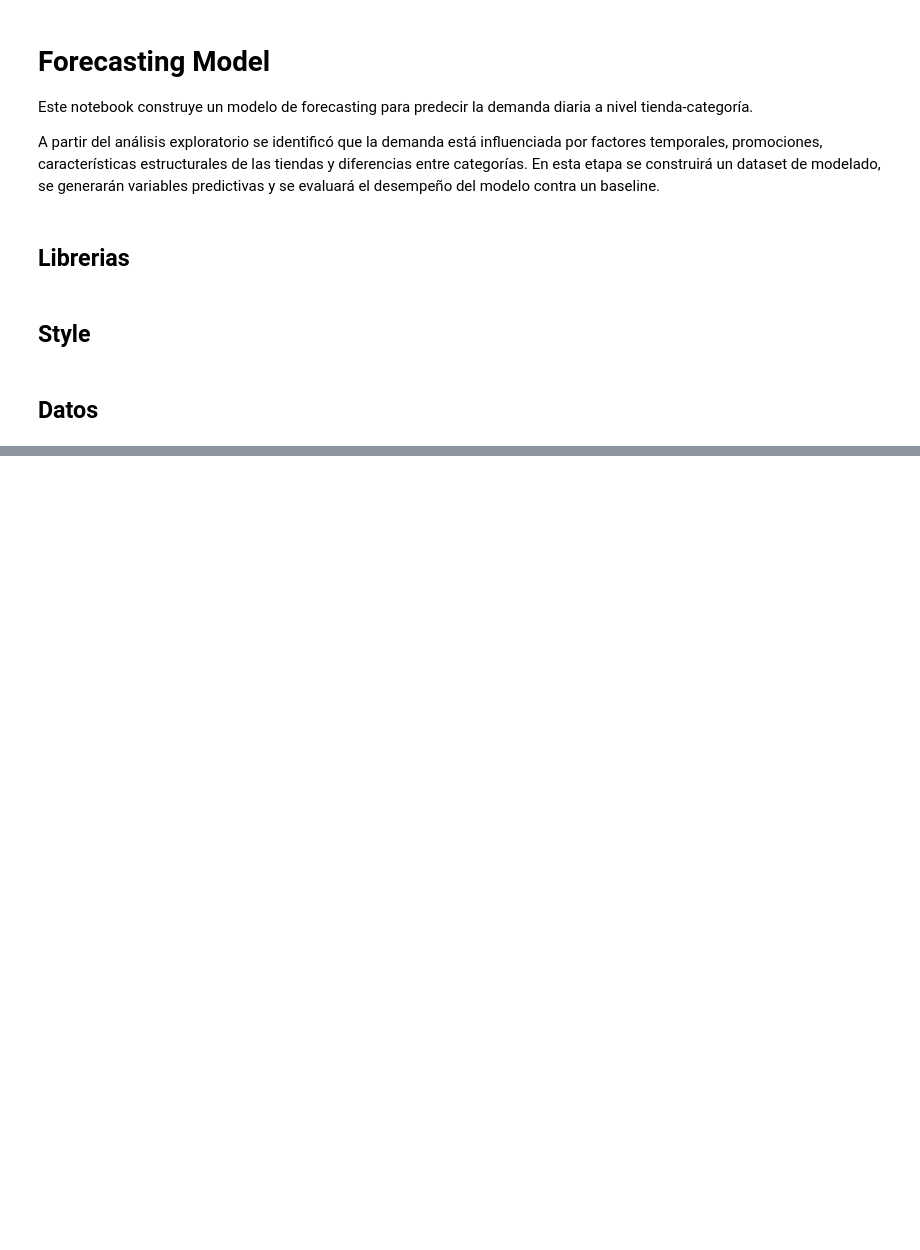
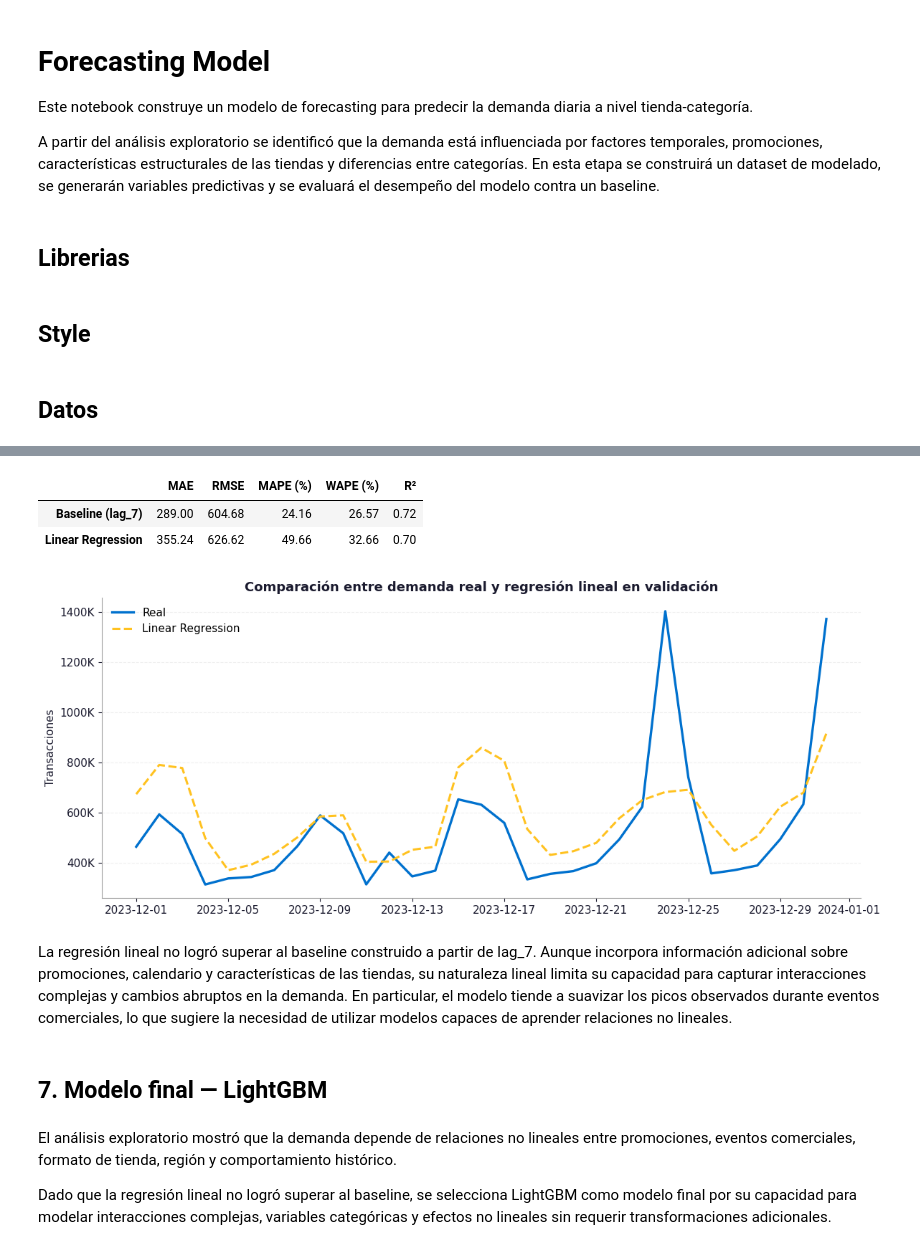
Before and after one commit to vanessagom/retail-demand-forecast, a Jupyter notebook: notebooks/train_forecast_model.ipynb, the cells around one changed output, grey strips where cells are left out. Saved outputs shown, nothing was run; the diff lists cells and outputs as text; code cells hidden in the pictures; blank space fills up the shorter version.

```diff
--- a/notebooks/train_forecast_model.ipynb
+++ b/notebooks/train_forecast_model.ipynb
@@ -97,0 +592,78 @@ print(df.dtypes.to_string())
+# %%
+linear_pred_valid = linear_model.predict(X_valid)
+
+linear_results = evaluate_forecast(
+    y_valid,
+    linear_pred_valid
+)
+
+linear_results.index = ["Linear Regression"]
+
+comparison = pd.concat([
+    baseline_results,
+    linear_results
+])
+
+comparison.round(2)
+# %% [output]
+|  | MAE | RMSE | MAPE (%) | WAPE (%) | R² |
+| Baseline (lag_7) | 289.00 | 604.68 | 24.16 | 26.57 | 0.72 |
+| Linear Regression | 355.24 | 626.62 | 49.66 | 32.66 | 0.70 |
+# %%
+valid_plot_lr = (
+    valid
+    .assign(pred_linear=linear_pred_valid)
+    .groupby("date", as_index=False)
+    .agg(
+        real=("total_transactions", "sum"),
+        linear=("pred_linear", "sum")
+    )
+)
+
+fig, ax = plt.subplots(figsize=(12, 5))
+
+ax.plot(
+    valid_plot_lr["date"],
+    valid_plot_lr["real"],
+    color=WALMART_BLUE,
+    linewidth=2.4,
+    label="Real"
+)
+
+ax.plot(
+    valid_plot_lr["date"],
+    valid_plot_lr["linear"],
+    color=WALMART_YELLOW,
+    linewidth=2.2,
+    linestyle="--",
+    label="Linear Regression"
+)
+
+ax.set_title(
+    "Comparación entre demanda real y regresión lineal en validación",
+    fontsize=13,
+    fontweight="bold",
+    color=WALMART_DARK
+)
+
+ax.set_xlabel("")
+ax.set_ylabel("Transacciones")
+ax.grid(axis="y", linestyle="--", alpha=0.20)
+ax.legend(frameon=False)
+
+ax.yaxis.set_major_formatter(
+    mtick.FuncFormatter(lambda x, _: f"{x/1000:.0f}K")
+)
+
+plt.tight_layout()
+plt.show()
+# %% [output]
+[figure, added]
+# %% [markdown]
+La regresión lineal no logró superar al baseline construido a partir de lag_7. Aunque incorpora información adicional sobre promociones, calendario y características de las tiendas, su naturaleza lineal limita su capacidad para capturar interacciones complejas y cambios abruptos en la demanda. En particular, el modelo tiende a suavizar los picos observados durante eventos comerciales, lo que sugiere la necesidad de utilizar modelos capaces de aprender relaciones no lineales.
+# %% [markdown]
+## 7. Modelo final — LightGBM
+# %% [markdown]
+El análisis exploratorio mostró que la demanda depende de relaciones no lineales entre promociones, eventos comerciales, formato de tienda, región y comportamiento histórico.
+
+Dado que la regresión lineal no logró superar al baseline, se selecciona LightGBM como modelo final por su capacidad para modelar interacciones complejas, variables categóricas y efectos no lineales sin requerir transformaciones adicionales.
```
Also changed, not shown: parts of 64 cells of this notebook.
